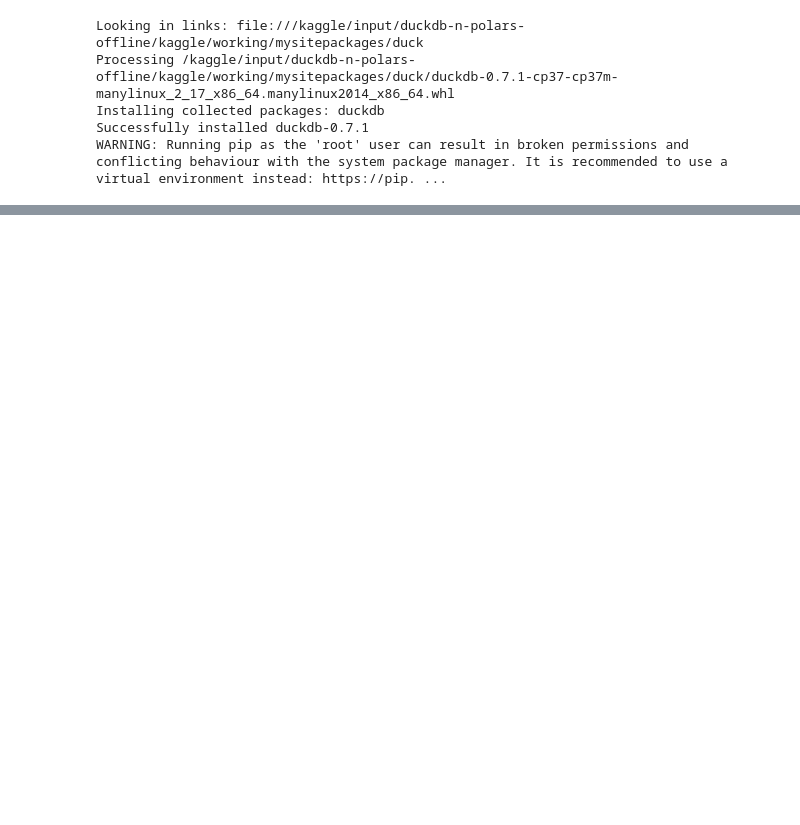
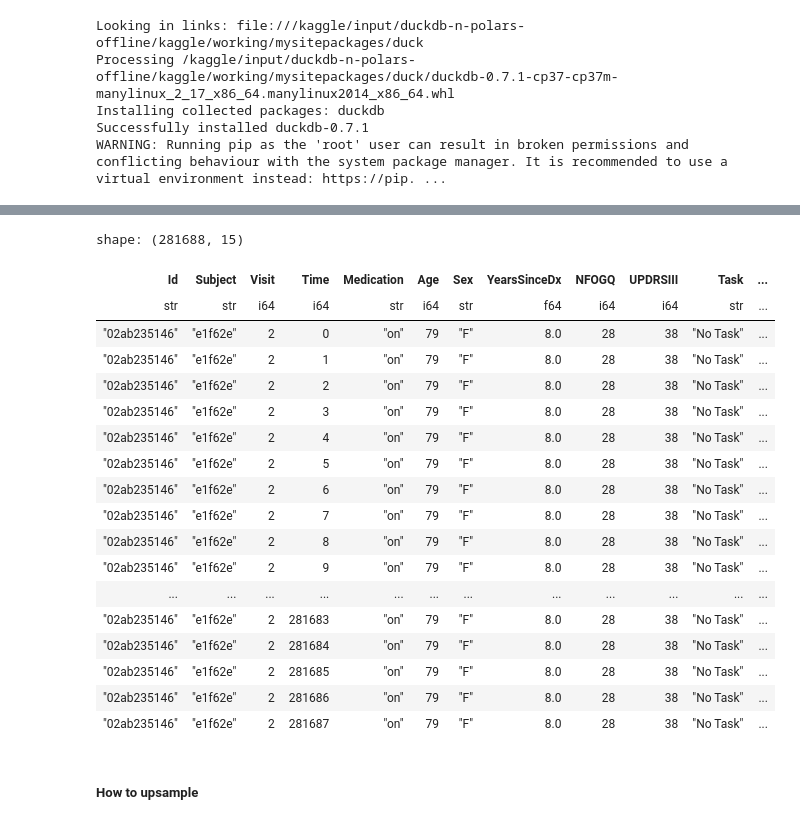
Before and after one commit to sumaniitm/parkinsons-freezing-gait-prediction, a Jupyter notebook: eda-on-data-using-polars.ipynb, the cells around one changed output, grey strips where cells are left out. Drawn from its saved outputs; the diff is of its cells as text; code cells hidden in the pictures; blank space fills up the shorter version.

```diff
--- a/eda-on-data-using-polars.ipynb
+++ b/eda-on-data-using-polars.ipynb
@@ -207,10 +163,11 @@ for dirname, _, filenames in os.walk('/kaggle/input/tlvmc-parkinsons-freezing-ga
 
         temp_defog = temp_defog.sort(['Id','Time'], nulls_last=True)
 
-        temp_final = dd.sql('SELECT td.Id, td.Time, td.AccV, td.AccML, td.AccAP, td.StartHesitation, td.Turn, td.Walking, coalesce(e.Kinetic,-1) as Kinetic, t.Task \
+        temp_final = dd.sql("SELECT td.Id, td.Time, td.AccV, td.AccML, td.AccAP, td.StartHesitation, td.Turn, td.Walking, coalesce(e.Kinetic,-1) as Kinetic \
+        , coalesce(t.Task,'No Task') as Task \
         FROM temp_defog td \
         left join events e on td.Id = e.Id and td.Time >= e.Init and td.Time <= e.Completion \
-        left join tasks t on td.Id = t.Id and td.Time >= t.Begin and td.Time <= t.End').pl()
+        left join tasks t on td.Id = t.Id and td.Time >= t.Begin and td.Time <= t.End").pl()
 
         defog_train_data = pl.concat([defog_train_data, temp_final], how="vertical")
         del temp_final
@@ -245,2 +288,26 @@ shape: (10, 18)
+# %%
+defog_test_data_with_metadata.sort('Time')
+# %% [output]
+shape: (281688, 15)
+| Id | Subject | Visit | Time | Medication | Age | Sex | YearsSinceDx | NFOGQ | UPDRSIII | Task | ... |
+| str | str | i64 | i64 | str | i64 | str | f64 | i64 | i64 | str | ... |
+| "02ab235146" | "e1f62e" | 2 | 0 | "on" | 79 | "F" | 8.0 | 28 | 38 | "No Task" | ... |
+| "02ab235146" | "e1f62e" | 2 | 1 | "on" | 79 | "F" | 8.0 | 28 | 38 | "No Task" | ... |
+| "02ab235146" | "e1f62e" | 2 | 2 | "on" | 79 | "F" | 8.0 | 28 | 38 | "No Task" | ... |
+| "02ab235146" | "e1f62e" | 2 | 3 | "on" | 79 | "F" | 8.0 | 28 | 38 | "No Task" | ... |
+| "02ab235146" | "e1f62e" | 2 | 4 | "on" | 79 | "F" | 8.0 | 28 | 38 | "No Task" | ... |
+| "02ab235146" | "e1f62e" | 2 | 5 | "on" | 79 | "F" | 8.0 | 28 | 38 | "No Task" | ... |
+| "02ab235146" | "e1f62e" | 2 | 6 | "on" | 79 | "F" | 8.0 | 28 | 38 | "No Task" | ... |
+| "02ab235146" | "e1f62e" | 2 | 7 | "on" | 79 | "F" | 8.0 | 28 | 38 | "No Task" | ... |
+| "02ab235146" | "e1f62e" | 2 | 8 | "on" | 79 | "F" | 8.0 | 28 | 38 | "No Task" | ... |
+| "02ab235146" | "e1f62e" | 2 | 9 | "on" | 79 | "F" | 8.0 | 28 | 38 | "No Task" | ... |
+| ... | ... | ... | ... | ... | ... | ... | ... | ... | ... | ... | ... |
+| "02ab235146" | "e1f62e" | 2 | 281683 | "on" | 79 | "F" | 8.0 | 28 | 38 | "No Task" | ... |
+| "02ab235146" | "e1f62e" | 2 | 281684 | "on" | 79 | "F" | 8.0 | 28 | 38 | "No Task" | ... |
+| "02ab235146" | "e1f62e" | 2 | 281685 | "on" | 79 | "F" | 8.0 | 28 | 38 | "No Task" | ... |
+| "02ab235146" | "e1f62e" | 2 | 281686 | "on" | 79 | "F" | 8.0 | 28 | 38 | "No Task" | ... |
+| "02ab235146" | "e1f62e" | 2 | 281687 | "on" | 79 | "F" | 8.0 | 28 | 38 | "No Task" | ... |
+# %% [markdown]
+##### How to upsample
 # %%
 defog_train_data_with_metadata.describe()
```
Also changed, not shown: parts of 27 cells of this notebook.
